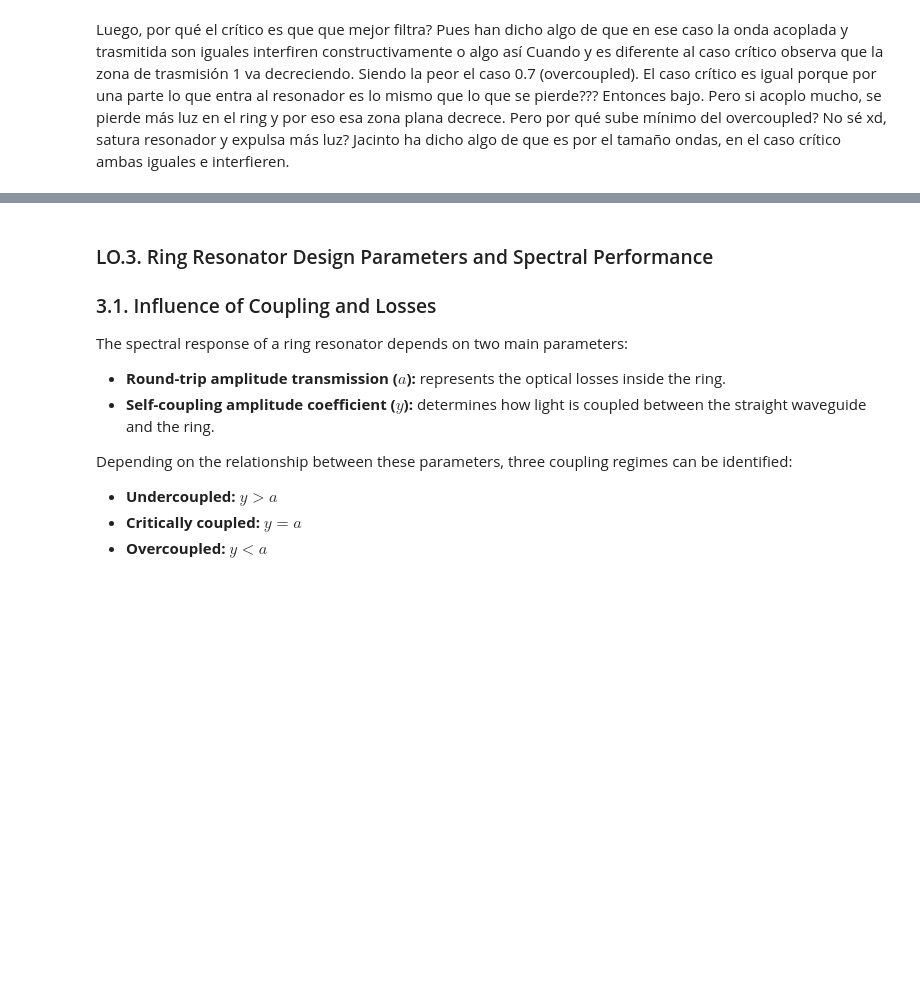
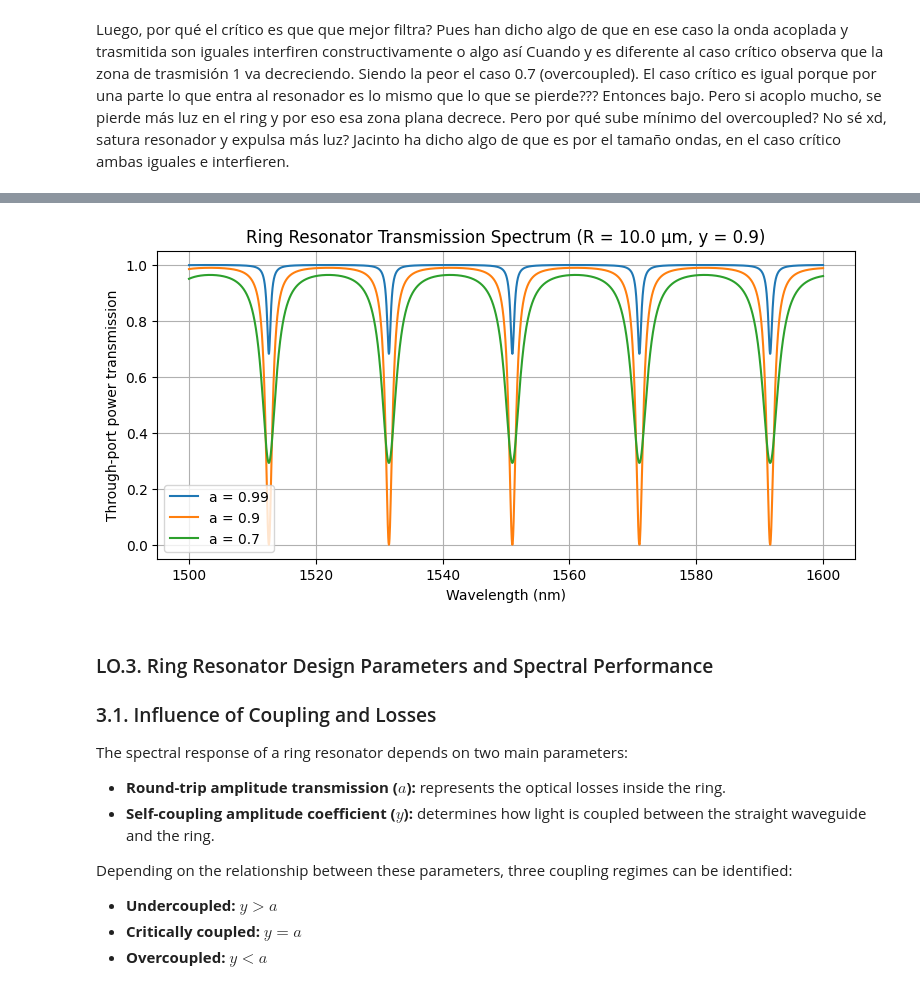
Before and after one commit to DBAEASE/pic-upv-lab0, a Jupyter notebook: 030_RING_RESONATOR_Student.ipynb, the cells around one changed output, grey strips where cells are left out. Drawn from its saved outputs; the diff is of its cells as text; code cells hidden in the pictures; blank space fills up the shorter version.

Commit message:
Ejercicio 2

```diff
--- a/030_RING_RESONATOR_Student.ipynb
+++ b/030_RING_RESONATOR_Student.ipynb
@@ -401,3 +422,55 @@ Cuando y es diferente al caso crítico observa que la zona de trasmisión 1 va d
+# %%
+# Ejercicio 1
+# Ring resonator transmission function
+
+def ring_transmission(wavelength_um, radius_um, neff, a=0.90, y=0.90):
+    """Calculate the through-port power transmission of an all-pass ring."""
+
+    # Ring circumference (µm)
+    L = 2 * np.pi * radius_um
+
+    # Round-trip phase
+    phi = 2 * np.pi * neff * L / wavelength_um
+
+    # Loss parameter
+    x = 1 / a
+
+    # Power transmission
+    numerator = 1 + (x * y)**2 - 2 * x * y * np.cos(phi)
+    denominator = x**2 + y**2 - 2 * x * y * np.cos(phi)
+
+    return numerator / denominator
+
+
+# Ring parameters
+radius = 10.0  # µm
+a = [0.99,0.9,0.7]       # Round-trip amplitude transmission
+y = 0.9     # Self-coupling amplitude coefficient
+transmission_array = []
+# Calculate transmission
+for round_transmission in a:
+    transmission = ring_transmission(
+        lambda_sweep,
+        radius,
+        neff_sweep,
+        round_transmission,
+        y
+    )
+    transmission_array.append(transmission)
+# Plot transmission spectrum
+plt.figure(figsize=(9, 4))
+plt.plot(lambda_sweep * 1000, transmission_array[0], label=f'a = {a[0]}')
+plt.plot(lambda_sweep * 1000, transmission_array[1], label=f'a = {a[1]}')
+plt.plot(lambda_sweep * 1000, transmission_array[2], label=f'a = {a[2]}')
+plt.xlabel('Wavelength (nm)')
+plt.ylabel('Through-port power transmission')
+plt.title(f'Ring Resonator Transmission Spectrum (R = {radius} µm, y = {y})')
+plt.ylim(-0.05, 1.05)
+plt.grid(True)
+plt.legend()
+plt.show()
+# %% [output]
+[figure, added]
 # %% [markdown]
 ### LO.3. Ring Resonator Design Parameters and Spectral Performance
 ### 3.1. Influence of Coupling and Losses
```
Also changed, not shown: parts of 1 cell of this notebook.
